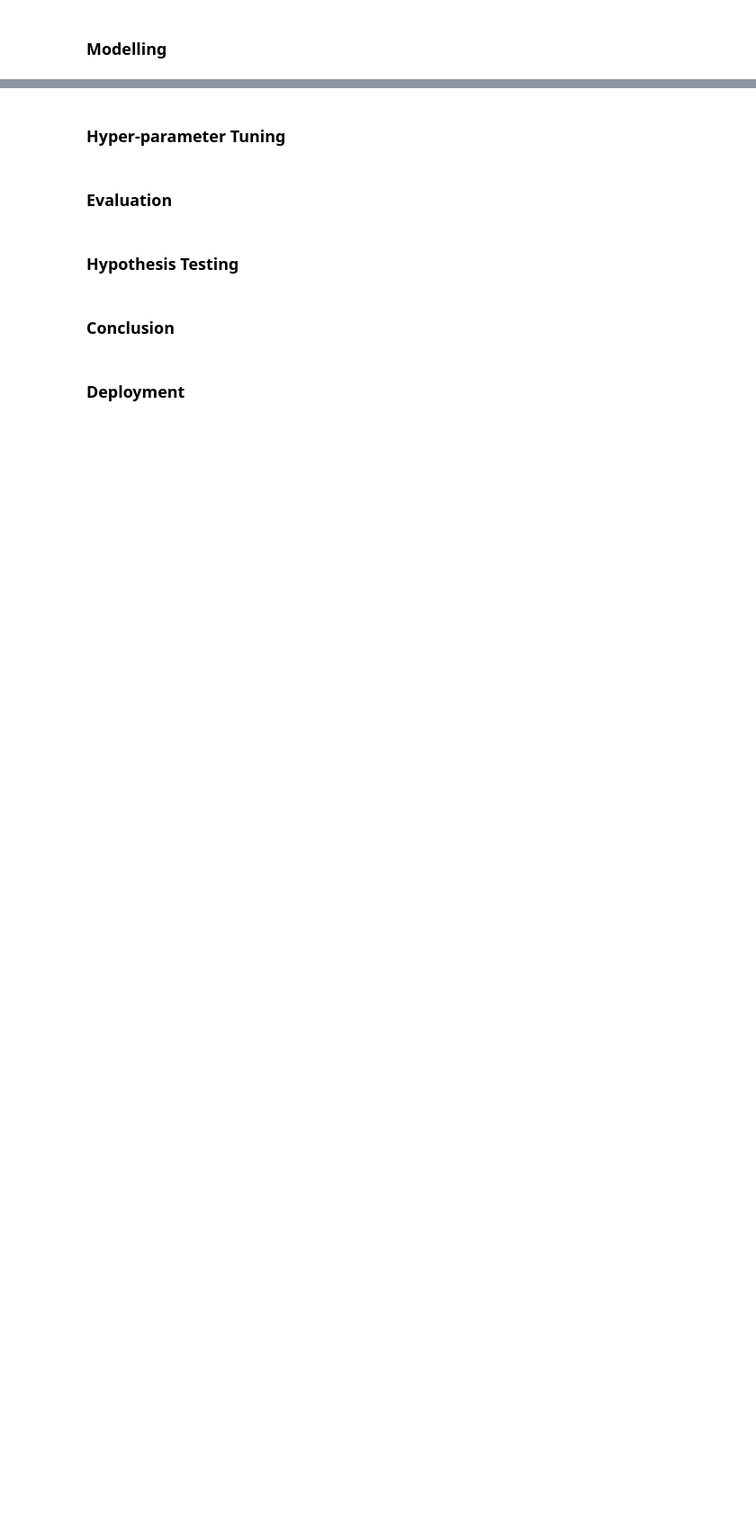
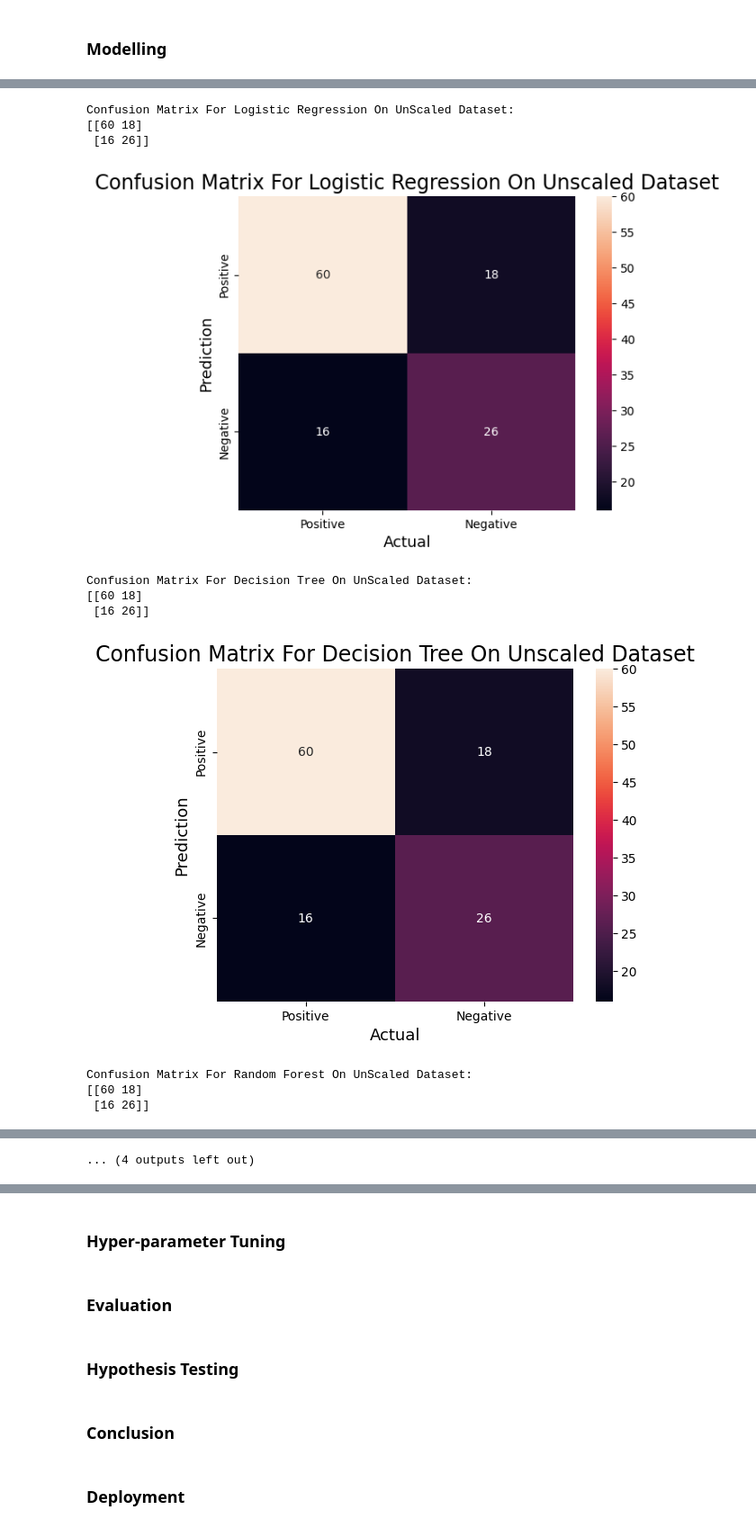
Before and after one commit to iameberedavid/Sepsis-Prediction-Analysis-and-API-Creation, a Jupyter notebook: Sepsis Prediction Analysis.ipynb, the cells around one changed output, grey strips where cells are left out. Shown at 90% size. Cells and saved outputs as stored; diff of their text form; code cells hidden in the pictures; blank space fills up the shorter version.

```diff
--- a/Sepsis Prediction Analysis.ipynb
+++ b/Sepsis Prediction Analysis.ipynb
@@ -474,2 +526,14 @@ test_data_scaled_df.head()
 # %% [markdown]
 ### Modelling
+# %%
+# Create a list of models to train and evaluate
+models = [
+    ('Logistic Regression', LogisticRegression(random_state=42)),
+    ('Decision Tree', DecisionTreeClassifier(random_state=42)),
+    ('Random Forest', RandomForestClassifier(random_state=42)),
+    ('Gradient Boosting', GradientBoostingClassifier(random_state=42)),
+    ('Adaptive Boosting', AdaBoostClassifier(random_state=42)),
+    ('Support Vector Machine', SVC(random_state=42)),
+    ('Gaussian Naive Bayes', GaussianNB()),
+    ('K-Nearest Neighbors', KNeighborsClassifier())
+]
@@ -475,0 +593,37 @@ test_data_scaled_df.head()
+# %%
+# Model prediction and confusion matrix computation
+for model_name, model in models:
+    # Model training with unscaled dataset
+    model.fit(X_train, y_train)
+
+    # Using the models to make predictions on the validation set
+    y_pred_unscal = model.predict(X_val)
+
+    # Compute the confusion matrix
+    cm = confusion_matrix(y_val, y_pred_unbal)
+
+    # Print the confusion matrix
+    print(f'Confusion Matrix For {model_name} On UnScaled Dataset:\n{cm}')
+
+    # plot the confusion matrix
+    sns.heatmap(cm,
+            annot=True,
+            fmt='g',
+            xticklabels=['Positive','Negative'],
+            yticklabels=['Positive','Negative'])
+    plt.ylabel('Prediction',fontsize=13)
+    plt.xlabel('Actual',fontsize=13)
+    plt.title(f'Confusion Matrix For {model_name} On Unscaled Dataset',fontsize=17)
+    plt.show()
+# %% [output]
+Confusion Matrix For Logistic Regression On UnScaled Dataset:
+[[60 18]
+ [16 26]]
+[figure, added]
+Confusion Matrix For Decision Tree On UnScaled Dataset:
+[[60 18]
+ [16 26]]
+[figure, added]
+Confusion Matrix For Random Forest On UnScaled Dataset:
+[[60 18]
+ [16 26]]
@@ -475,0 +643 @@ test_data_scaled_df.head()
+... (4 outputs left out)
```
Also changed, not shown: parts of 43 cells of this notebook.
